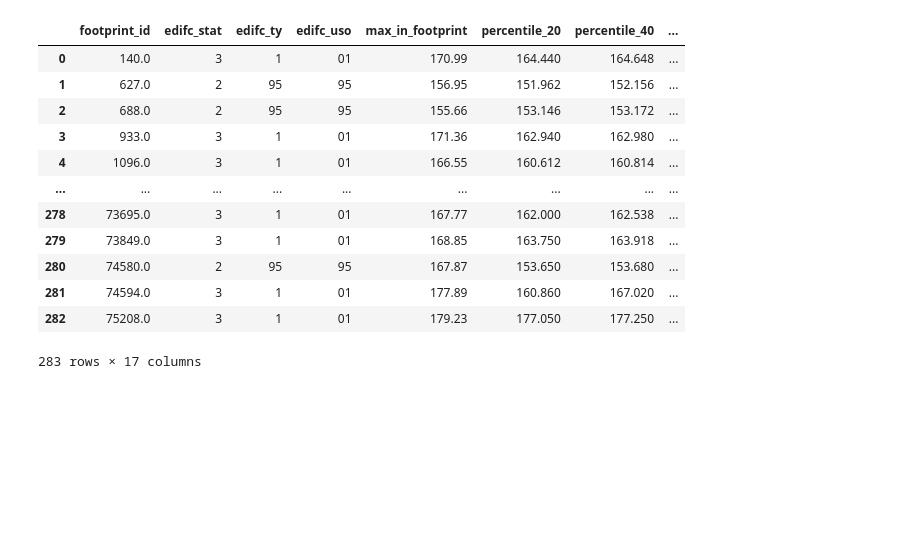
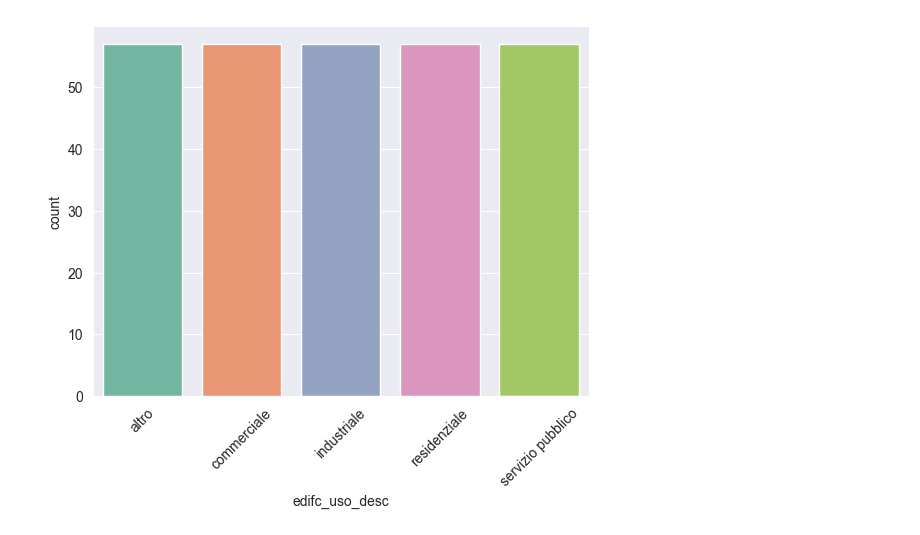
Before and after one commit to bigliolimatteo/skynet-building-functions, a Jupyter notebook: code.ipynb, the cells around one changed output. Drawn from its saved outputs; the diff is of its cells as text; code cells hidden in the pictures; blank space fills up the shorter version.

```diff
--- a/code.ipynb
+++ b/code.ipynb
@@ -89,21 +103,24 @@ plt.show()
-# %%
-dataset
-# %% [output]
-|  | footprint_id | edifc_stat | edifc_ty | edifc_uso | max_in_footprint | percentile_20 | percentile_40 | ... |
-| 0 | 140.0 | 3 | 1 | 01 | 170.99 | 164.440 | 164.648 | ... |
-| 1 | 627.0 | 2 | 95 | 95 | 156.95 | 151.962 | 152.156 | ... |
-| 2 | 688.0 | 2 | 95 | 95 | 155.66 | 153.146 | 153.172 | ... |
-| 3 | 933.0 | 3 | 1 | 01 | 171.36 | 162.940 | 162.980 | ... |
-| 4 | 1096.0 | 3 | 1 | 01 | 166.55 | 160.612 | 160.814 | ... |
-| ... | ... | ... | ... | ... | ... | ... | ... | ... |
-| 278 | 73695.0 | 3 | 1 | 01 | 167.77 | 162.000 | 162.538 | ... |
-| 279 | 73849.0 | 3 | 1 | 01 | 168.85 | 163.750 | 163.918 | ... |
-| 280 | 74580.0 | 2 | 95 | 95 | 167.87 | 153.650 | 153.680 | ... |
-| 281 | 74594.0 | 3 | 1 | 01 | 177.89 | 160.860 | 167.020 | ... |
-| 282 | 75208.0 | 3 | 1 | 01 | 179.23 | 177.050 | 177.250 | ... |
-283 rows × 17 columns
+# %%
+# Suppose to include 'altro', 'commerciale', 'industriale', 'residenziale', 'servizio pubblico'
+def balance_dataset(dataset):
+    edifc_uso_desc_to_include = ['altro', 'commerciale', 'industriale', 'residenziale', 'servizio pubblico']
+    dataset_to_balance = dataset[dataset["edifc_uso_desc"].isin(edifc_uso_desc_to_include)]
+
+    min_n_rows = min(dataset_to_balance.groupby(["edifc_uso_desc"]).size())
+
+    dfs = []
+    for edifc_uso in edifc_uso_desc_to_include:
+        dfs.append(dataset[dataset["edifc_uso_desc"] == edifc_uso].sample(n=min_n_rows))
+    return pd.concat(dfs)
 # %%
 # Dataset won't be balanced => make it balanced
+balanced_dataset = balance_dataset(dataset)
+sn.set_style('darkgrid')
+sn.countplot(x = "edifc_uso_desc", data = balanced_dataset, palette="Set2")
+plt.xticks(rotation=45)
+plt.show()
+# %% [output]
+[figure, added]
 # %%
 # Extract features -> Done in postgis
 
```
Also changed, not shown: parts of 37 cells of this notebook, 3 other files.
